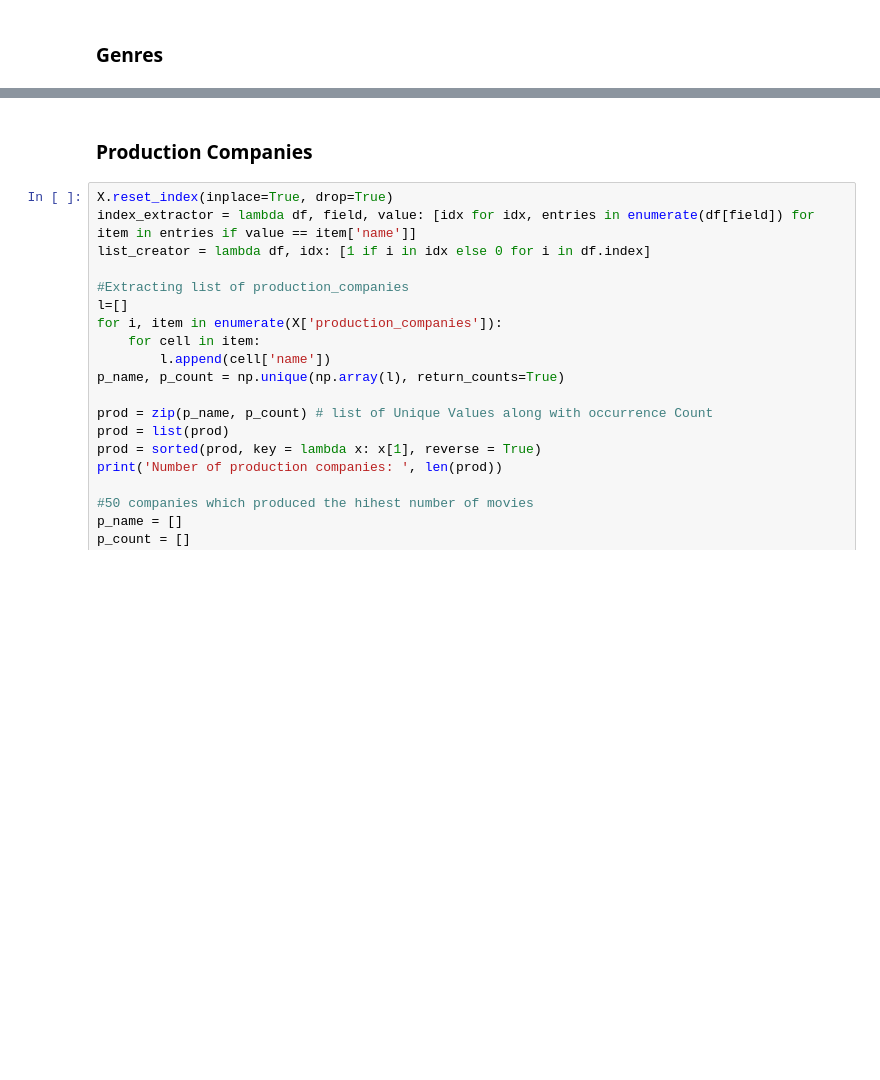
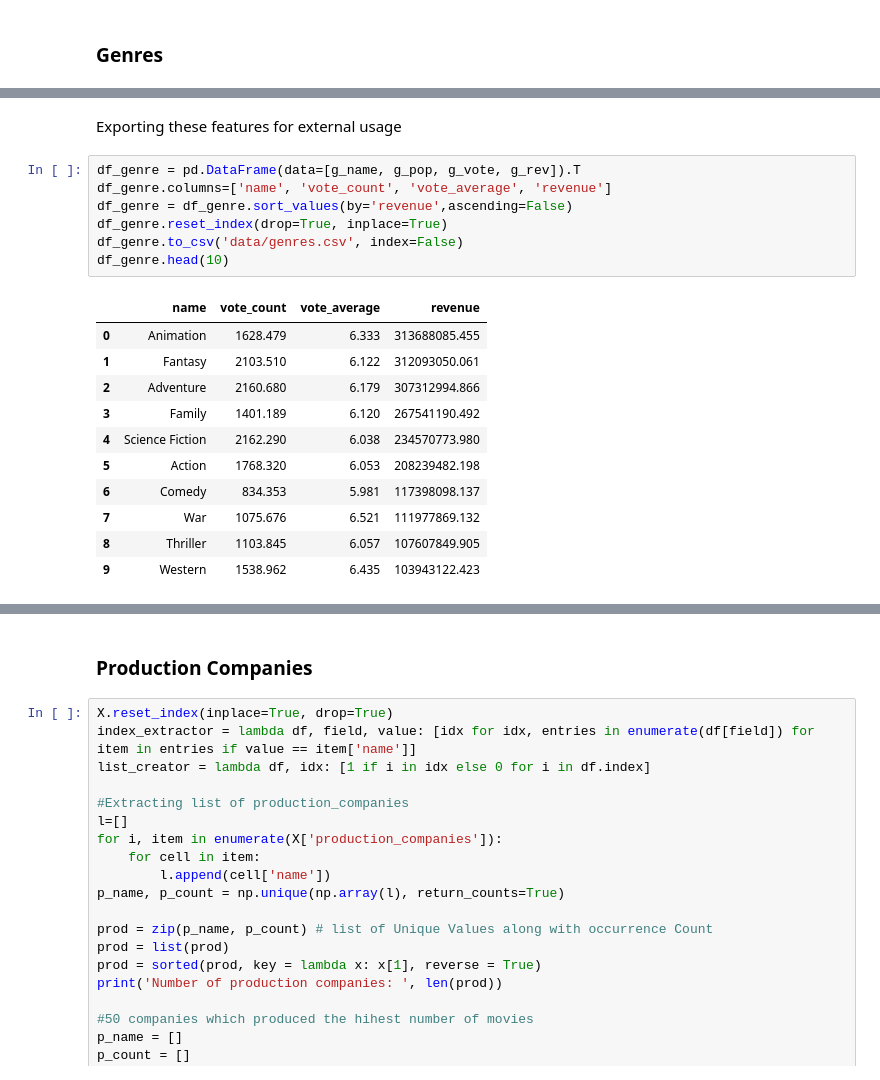
Before and after one commit to nastazya/Movies-analytics, a Jupyter notebook: Prediction.ipynb, the cells around one changed output, grey strips where cells are left out. Drawn from its saved outputs; the diff is of its cells as text; blank space fills up the shorter version.

```diff
--- a/Prediction.ipynb
+++ b/Prediction.ipynb
@@ -364,0 +422,21 @@ del X['genres']
+# %% [markdown]
+Exporting these features for external usage
+# %%
+df_genre = pd.DataFrame(data=[g_name, g_pop, g_vote, g_rev]).T
+df_genre.columns=['name', 'vote_count', 'vote_average', 'revenue']
+df_genre = df_genre.sort_values(by='revenue',ascending=False)
+df_genre.reset_index(drop=True, inplace=True)
+df_genre.to_csv('data/genres.csv', index=False)
+df_genre.head(10)
+# %% [output]
+|  | name | vote_count | vote_average | revenue |
+| 0 | Animation | 1628.479 | 6.333 | 313688085.455 |
+| 1 | Fantasy | 2103.510 | 6.122 | 312093050.061 |
+| 2 | Adventure | 2160.680 | 6.179 | 307312994.866 |
+| 3 | Family | 1401.189 | 6.120 | 267541190.492 |
+| 4 | Science Fiction | 2162.290 | 6.038 | 234570773.980 |
+| 5 | Action | 1768.320 | 6.053 | 208239482.198 |
+| 6 | Comedy | 834.353 | 5.981 | 117398098.137 |
+| 7 | War | 1075.676 | 6.521 | 111977869.132 |
+| 8 | Thriller | 1103.845 | 6.057 | 107607849.905 |
+| 9 | Western | 1538.962 | 6.435 | 103943122.423 |
```
Also changed, not shown: parts of 26 cells of this notebook.
